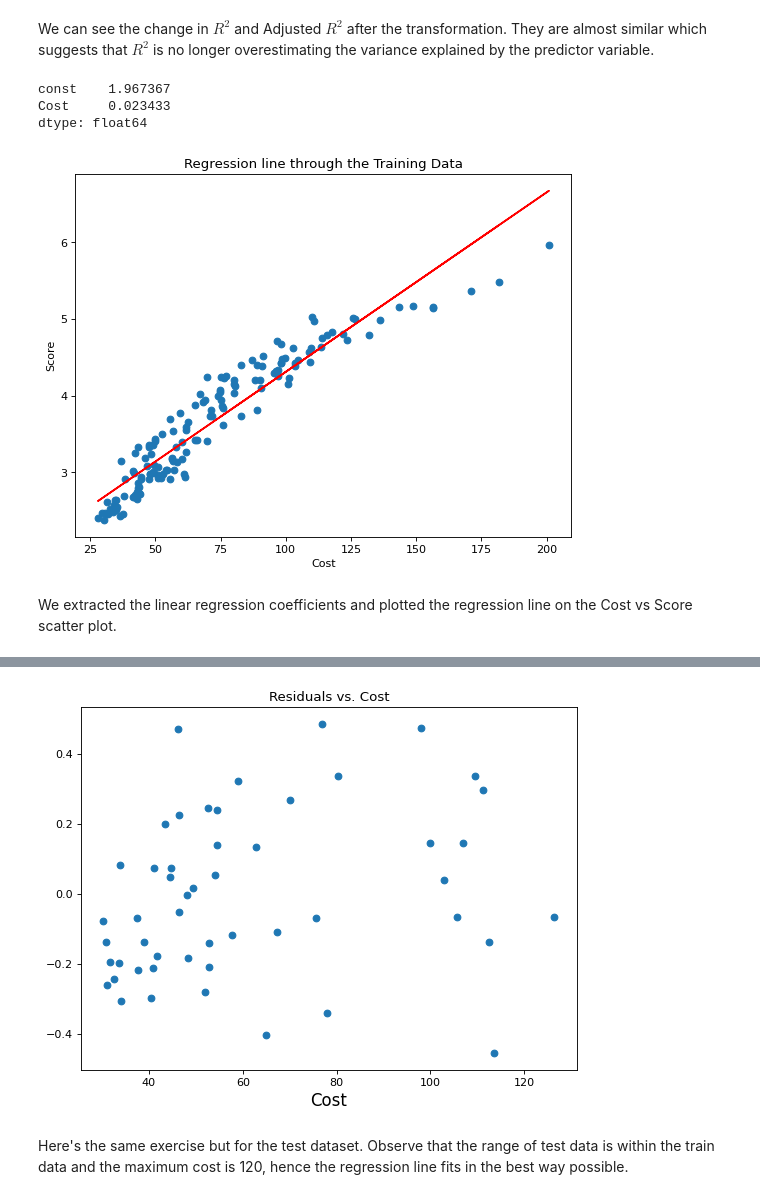
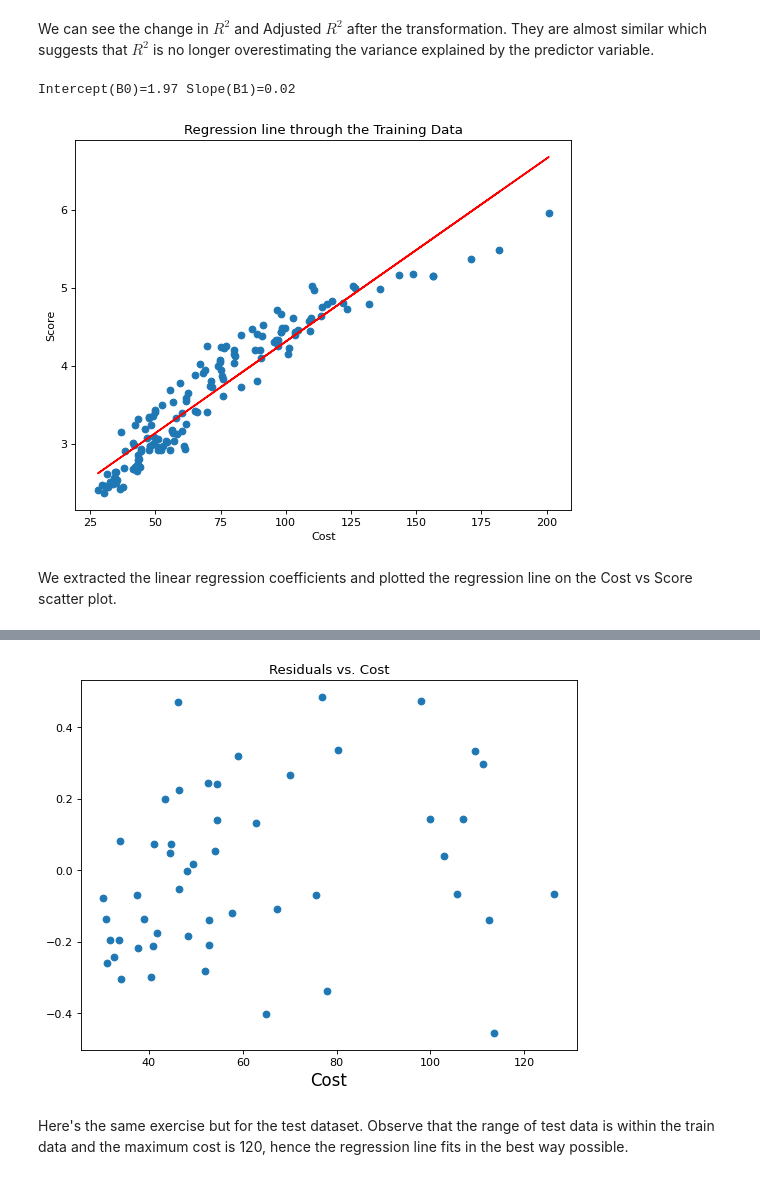
Before and after one commit to Tarek-Talaat-CS25/English_Premier_League_Prediction, a Jupyter notebook: notebooks/English Premier League Prediction.ipynb, the cells around one changed output, grey strips where cells are left out. Saved outputs shown, nothing was run; the diff lists cells and outputs as text; code cells hidden in the pictures.

```diff
--- a/notebooks/English Premier League Prediction.ipynb
+++ b/notebooks/English Premier League Prediction.ipynb
@@ -1032,9 +540,10 @@ Notes:
 We can see the change in $R^2$ and Adjusted $R^2$ after the transformation. They are almost similar which suggests that $R^2$ is no longer overestimating the variance explained by the predictor variable.
 # %%
 #Extract the B0, B1
-print(lr.params)
-b0=lr.params[0]
-b1=lr.params[1]
+b0=lr.params.iloc[0]
+b1=lr.params.iloc[1]
+
+print(f"Intercept(B0)={b0:0.2f} Slope(B1)={b1:0.2f} ")
 
 #Plot the fitted line on training data
 figure(figsize=(8, 6), dpi=80)
@@ -1045,41 +554,36 @@ plt.ylabel("Score")
 plt.title("Regression line through the Training Data")
 plt.show()
 # %% [output]
-const    1.967367
-Cost     0.023433
-dtype: float64
+Intercept(B0)=1.97 Slope(B1)=0.02
-[figure, old version]
+[figure, new version]
 # %% [markdown]
 We extracted the linear regression coefficients and plotted the regression line on the Cost vs Score scatter plot.
 # %%
 #Plot the fitted line on test data
 
 x_test_with_intercept = sm.add_constant(x_test)
 y_test_fitted = lr.predict(x_test_with_intercept)
 
 figure(figsize=(8, 6), dpi=80)
 plt.scatter(x_test, y_test)
 plt.plot(x_test, y_test_fitted, 'r')
 plt.show()
 
 #Evaluate variance
 #Diagnostics
 test_residuals=(y_test-y_test_fitted)
-len(y_test)
-len(y_test_fitted)
-len(test_residuals)
 
 #Residuals vs. predictor
 figure(figsize=(8, 6), dpi=80)
 plt.title('Residuals vs. Cost')
 plt.xlabel('Cost',fontsize=15)
 plt.scatter(x_test, test_residuals)
 plt.show()
 
 #Non-constant variance reduced, but we also reduced our coefficient of determination
 # %% [output]
 [figure]
-[figure, old version]
+[figure, new version]
 # %% [markdown]
 Here's the same exercise but for the test dataset. Observe that the range of test data is within the train data and the maximum cost is 120, hence the regression line fits in the best way possible.
 # %% [markdown]
```
Also changed, not shown: parts of 54 cells of this notebook.
